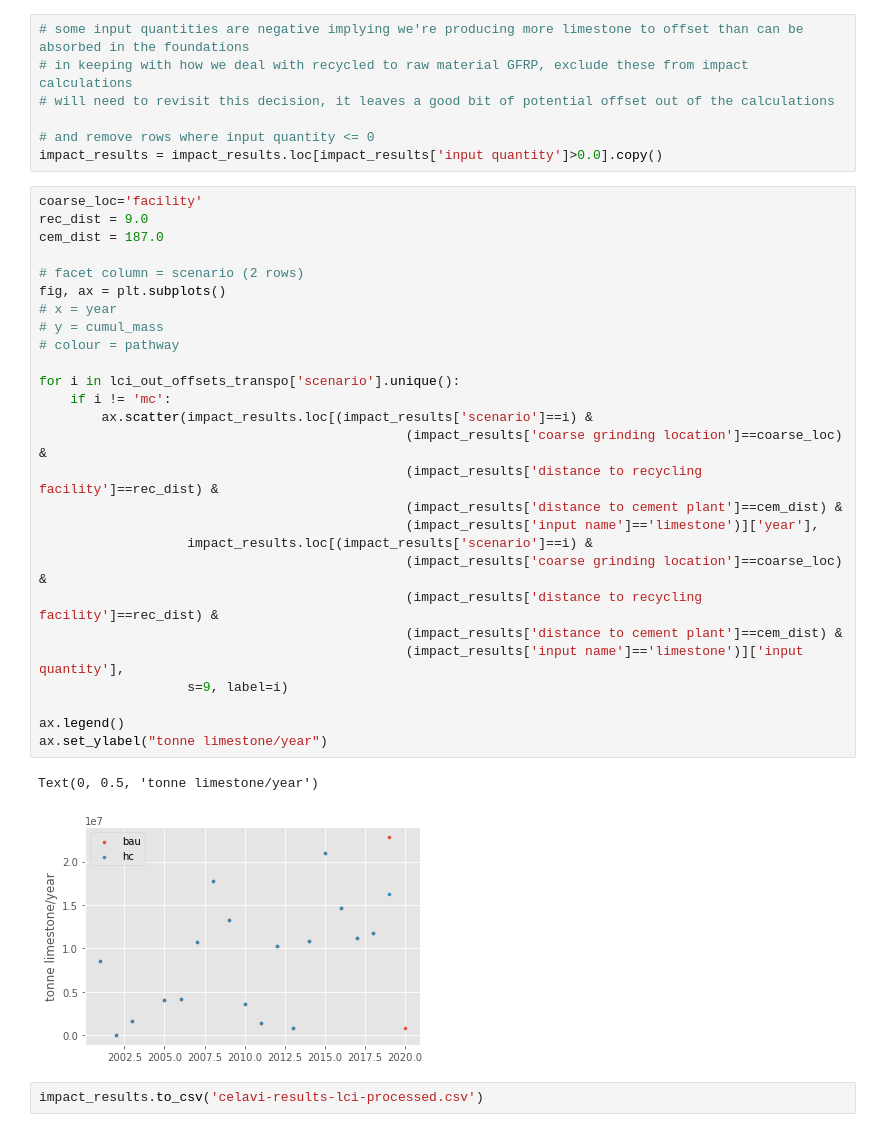
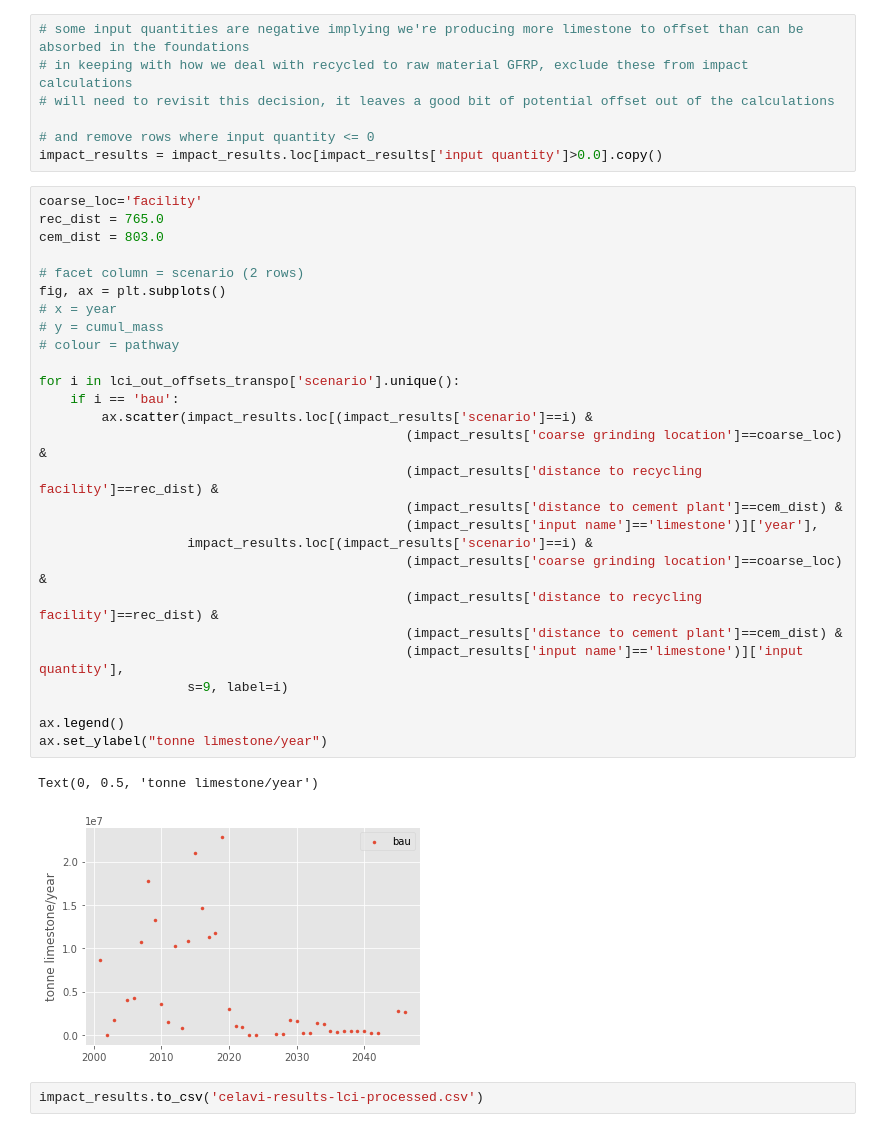
Before and after one commit to NREL/celavi, a Jupyter notebook: notebooks/CELAVI-Figures.ipynb, the cells around one changed output. Drawn from its saved outputs; the diff is of its cells as text.

Commit message:
adds time series plot

```diff
--- a/notebooks/CELAVI-Figures.ipynb
+++ b/notebooks/CELAVI-Figures.ipynb
@@ -579,34 +579,34 @@ impact_results
 impact_results = impact_results.loc[impact_results['input quantity']>0.0].copy()
 # %%
 coarse_loc='facility'
-rec_dist = 9.0
-cem_dist = 187.0
+rec_dist = 765.0
+cem_dist = 803.0
 
 # facet column = scenario (2 rows)
 fig, ax = plt.subplots()
 # x = year
 # y = cumul_mass
 # colour = pathway
 
 for i in lci_out_offsets_transpo['scenario'].unique():
-    if i != 'mc':
+    if i == 'bau':
         ax.scatter(impact_results.loc[(impact_results['scenario']==i) &
                                                (impact_results['coarse grinding location']==coarse_loc) &
                                                (impact_results['distance to recycling facility']==rec_dist) &
                                                (impact_results['distance to cement plant']==cem_dist) &
                                                (impact_results['input name']=='limestone')]['year'],
                    impact_results.loc[(impact_results['scenario']==i) &
                                                (impact_results['coarse grinding location']==coarse_loc) &
                                                (impact_results['distance to recycling facility']==rec_dist) &
                                                (impact_results['distance to cement plant']==cem_dist) &
                                                (impact_results['input name']=='limestone')]['input quantity'],
                    s=9, label=i)
 
 ax.legend()
 ax.set_ylabel("tonne limestone/year")
 # %% [output]
 Text(0, 0.5, 'tonne limestone/year')
-[figure, old version]
+[figure, new version]
 # %%
 impact_results.to_csv('celavi-results-lci-processed.csv')
 # %% [markdown]
```
Also changed, not shown: parts of 14 cells of this notebook.
